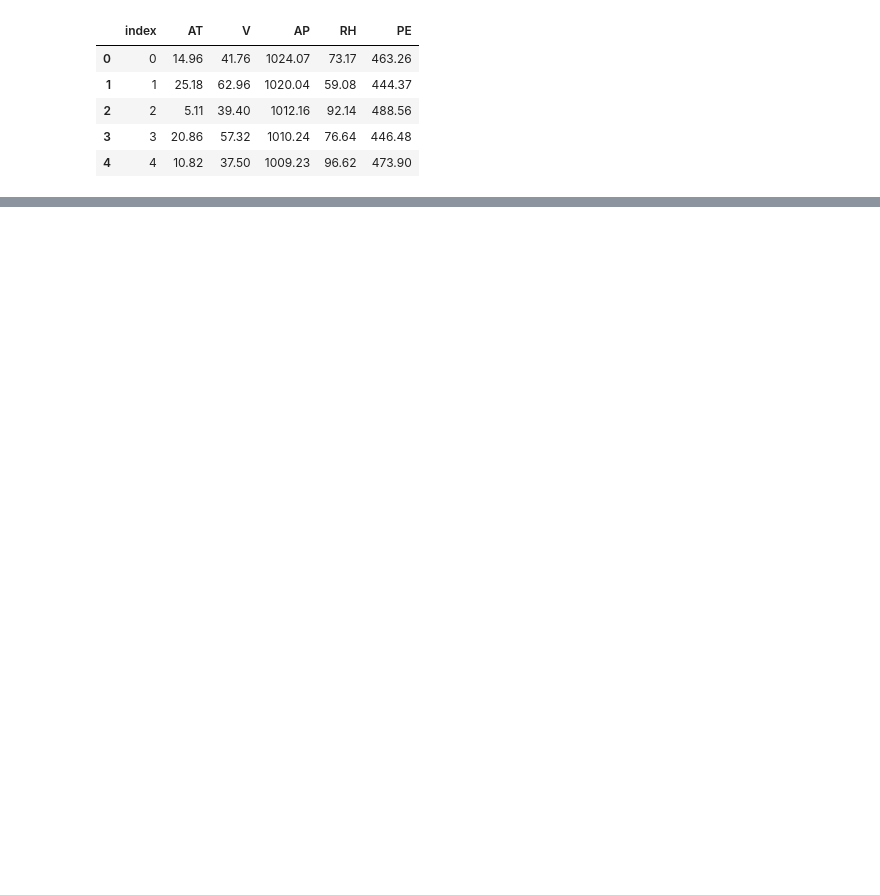
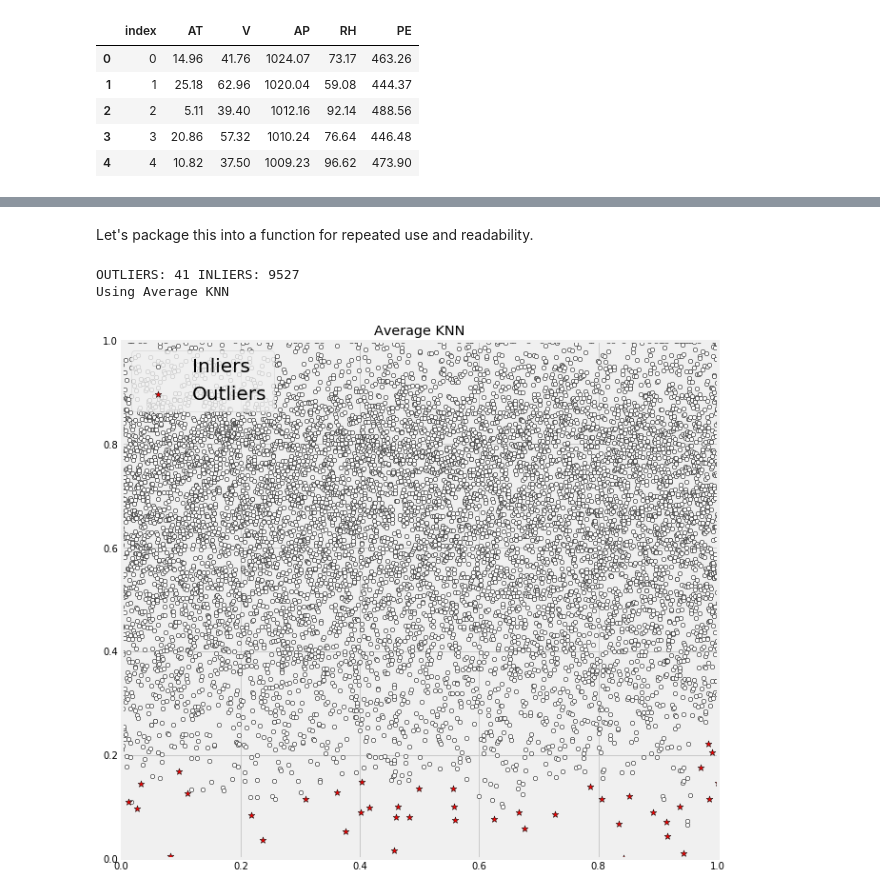
Before and after one commit to blueharen/Testing-Notebooks, a Jupyter notebook: Anomaly Detection Notebook.ipynb, the cells around one changed output, grey strips where cells are left out. Drawn from its saved outputs; the diff is of its cells as text; code cells hidden in the pictures; blank space fills up the shorter version.

```diff
--- a/Anomaly Detection Notebook.ipynb
+++ b/Anomaly Detection Notebook.ipynb
@@ -345,0 +382,2 @@ Using Isolation Forest
+# %% [markdown]
+Let's package this into a function for repeated use and readability.
@@ -345,0 +386,16 @@ Using Isolation Forest
+# %%
+#all libraries needed to run function
+from sklearn.preprocessing import MinMaxScaler
+import matplotlib.pyplot as plt
+from matplotlib import style
+import matplotlib.font_manager
+import pandas as pd
+import numpy as np
+style.use('fivethirtyeight')
+from scipy import stats
+from pyod.models.abod import ABOD
+from pyod.models.feature_bagging import FeatureBagging
+from pyod.models.hbos import HBOS
+from pyod.models.iforest import IForest
+from pyod.models.knn import KNN
+from pyod.models.lof import LOF
@@ -345,0 +502,6 @@ Using Isolation Forest
+# %%
+get_outliers('C:/Users/HARENB/Desktop/Folds Data/Folds5x2_pp_Sheet1.csv','RH',aknn=True)
+# %% [output]
+OUTLIERS: 41 INLIERS: 9527
+Using Average KNN
+[figure, added]
```
Also changed, not shown: parts of 37 cells of this notebook.
